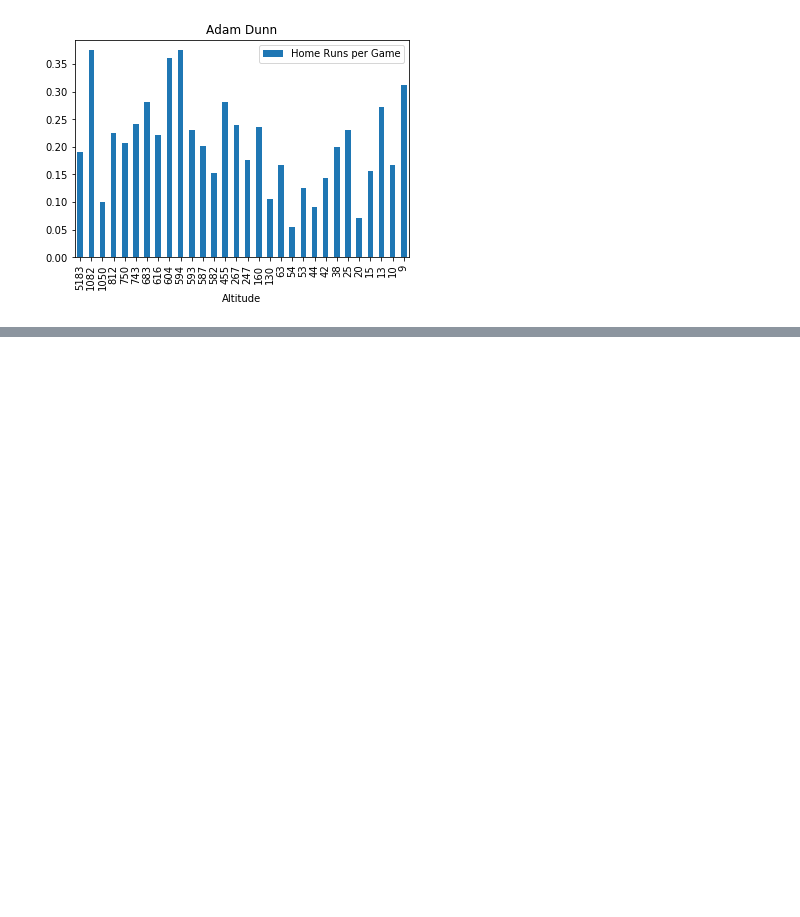
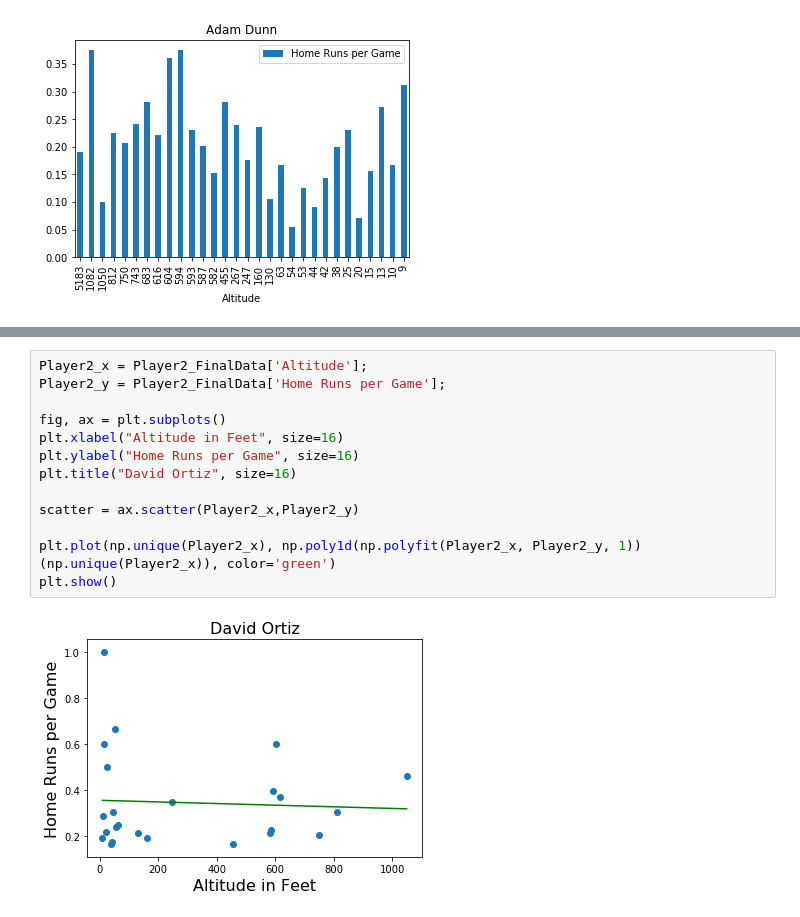
Before and after one commit to SamBusser30/Park_Factor-, a Jupyter notebook: Project_Code/Player_Homerun_Stats.ipynb, the cells around one changed output, grey strips where cells are left out. Saved outputs shown, nothing was run; the diff lists cells and outputs as text; blank space fills up the shorter version.

```diff
--- a/Project_Code/Player_Homerun_Stats.ipynb
+++ b/Project_Code/Player_Homerun_Stats.ipynb
@@ -211,0 +211,15 @@ plt.show()
+# %%
+Player2_x = Player2_FinalData['Altitude'];
+Player2_y = Player2_FinalData['Home Runs per Game'];
+
+fig, ax = plt.subplots()
+plt.xlabel("Altitude in Feet", size=16)
+plt.ylabel("Home Runs per Game", size=16)
+plt.title("David Ortiz", size=16)
+
+scatter = ax.scatter(Player2_x,Player2_y)
+
+plt.plot(np.unique(Player2_x), np.poly1d(np.polyfit(Player2_x, Player2_y, 1))(np.unique(Player2_x)), color='green')
+plt.show()
+# %% [output]
+[figure, added]
```
Also changed, not shown: parts of 5 cells of this notebook, 1 other file.
